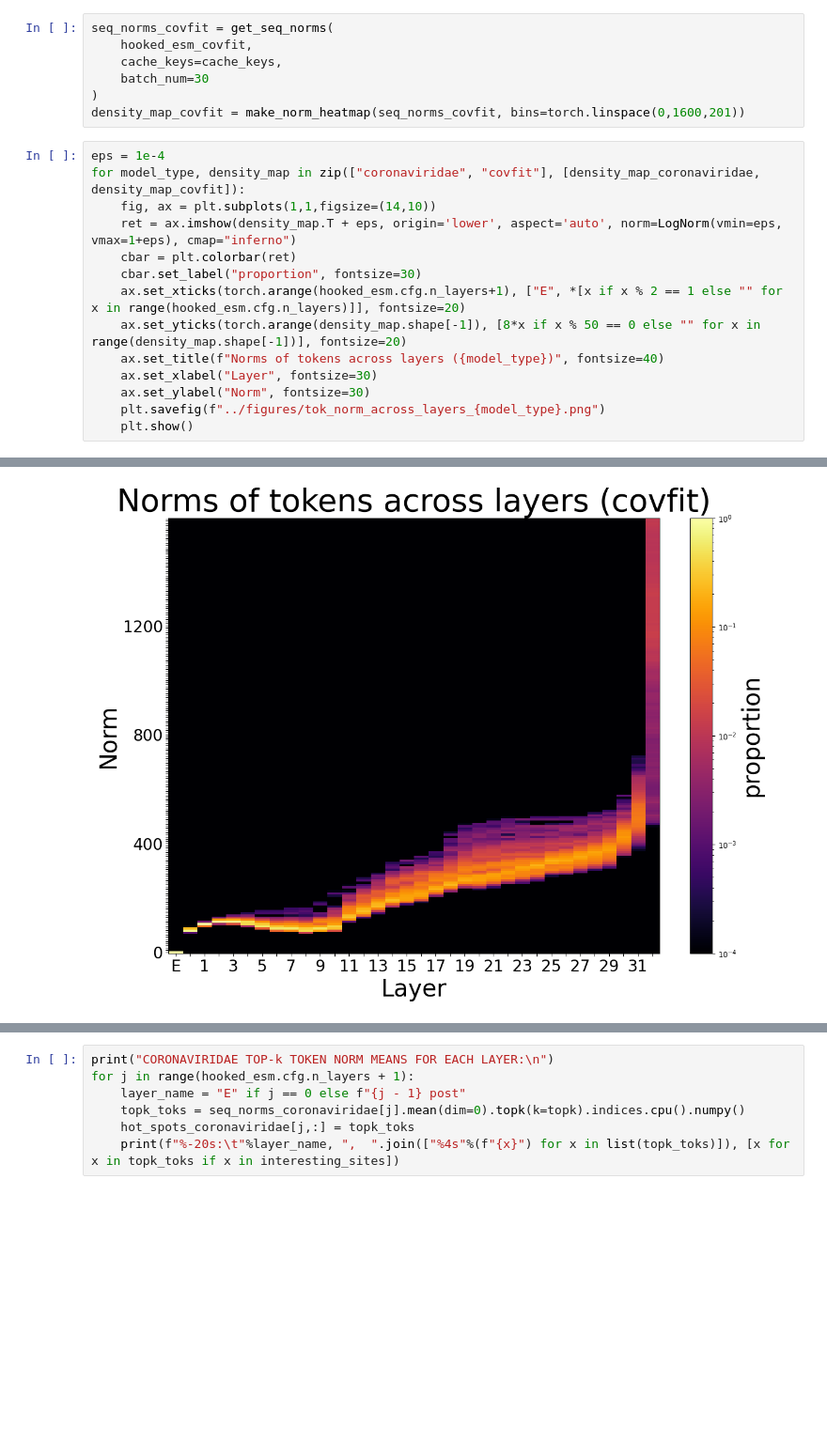
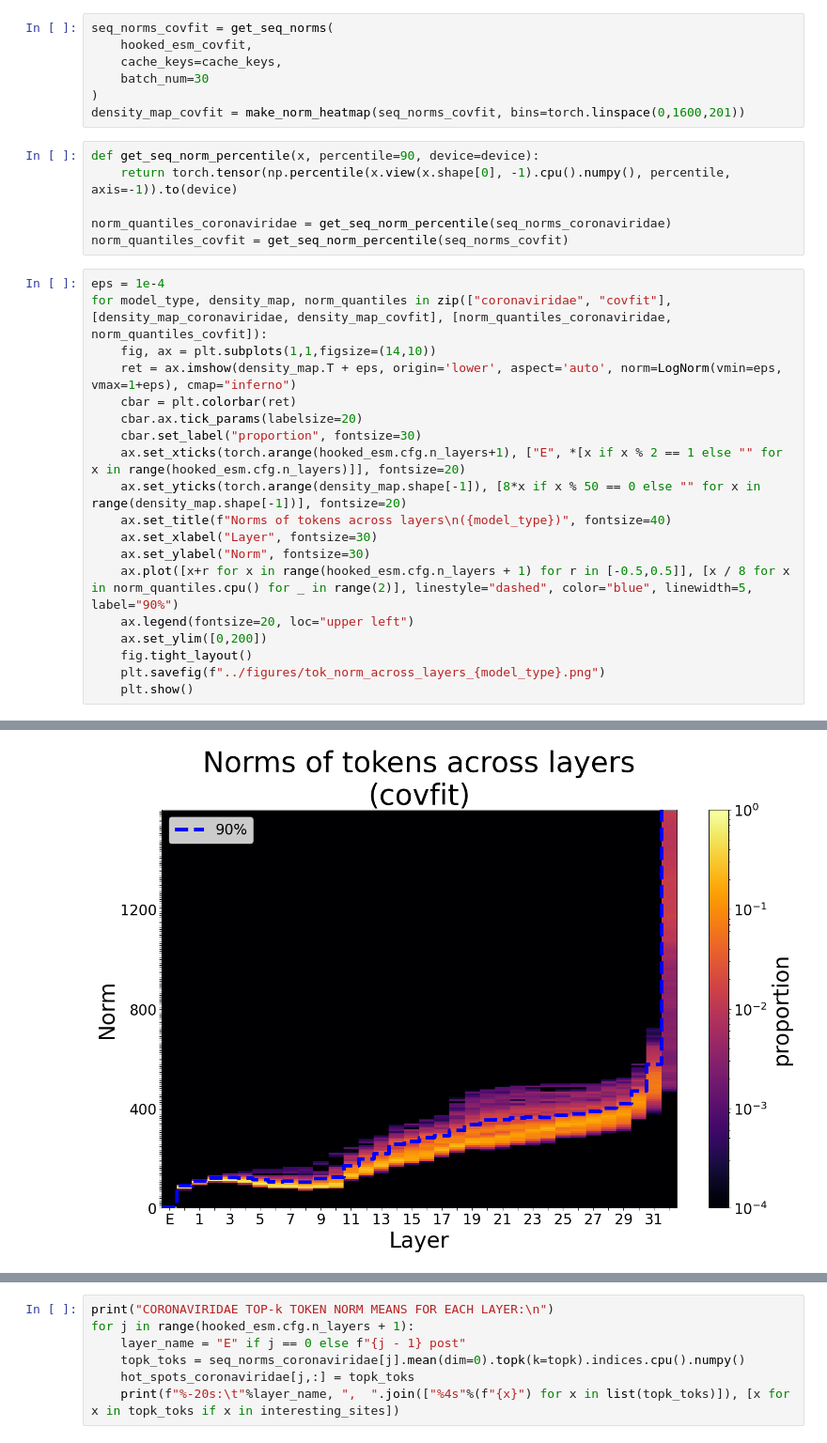
Before and after one commit to blab/mutational-embedding-vectors, a Jupyter notebook: notebooks/ex32_conserved_sites.ipynb, the cells around one changed output, grey strips where cells are left out. Shown at 94% size. Saved outputs shown, nothing was run; the diff lists cells and outputs as text; blank space fills up the shorter version.

```diff
--- a/notebooks/ex32_conserved_sites.ipynb
+++ b/notebooks/ex32_conserved_sites.ipynb
@@ -479,18 +479,29 @@ seq_norms_covfit = get_seq_norms(
     batch_num=30
 )
 density_map_covfit = make_norm_heatmap(seq_norms_covfit, bins=torch.linspace(0,1600,201))
+# %%
+def get_seq_norm_percentile(x, percentile=90, device=device):
+    return torch.tensor(np.percentile(x.view(x.shape[0], -1).cpu().numpy(), percentile, axis=-1)).to(device)
+
+norm_quantiles_coronaviridae = get_seq_norm_percentile(seq_norms_coronaviridae)
+norm_quantiles_covfit = get_seq_norm_percentile(seq_norms_covfit)
 # %%
 eps = 1e-4
-for model_type, density_map in zip(["coronaviridae", "covfit"], [density_map_coronaviridae, density_map_covfit]):
+for model_type, density_map, norm_quantiles in zip(["coronaviridae", "covfit"], [density_map_coronaviridae, density_map_covfit], [norm_quantiles_coronaviridae, norm_quantiles_covfit]):
     fig, ax = plt.subplots(1,1,figsize=(14,10))
     ret = ax.imshow(density_map.T + eps, origin='lower', aspect='auto', norm=LogNorm(vmin=eps, vmax=1+eps), cmap="inferno")
     cbar = plt.colorbar(ret)
+    cbar.ax.tick_params(labelsize=20)
     cbar.set_label("proportion", fontsize=30)
     ax.set_xticks(torch.arange(hooked_esm.cfg.n_layers+1), ["E", *[x if x % 2 == 1 else "" for x in range(hooked_esm.cfg.n_layers)]], fontsize=20)
     ax.set_yticks(torch.arange(density_map.shape[-1]), [8*x if x % 50 == 0 else "" for x in range(density_map.shape[-1])], fontsize=20)
-    ax.set_title(f"Norms of tokens across layers ({model_type})", fontsize=40)
+    ax.set_title(f"Norms of tokens across layers\n({model_type})", fontsize=40)
     ax.set_xlabel("Layer", fontsize=30)
     ax.set_ylabel("Norm", fontsize=30)
+    ax.plot([x+r for x in range(hooked_esm.cfg.n_layers + 1) for r in [-0.5,0.5]], [x / 8 for x in norm_quantiles.cpu() for _ in range(2)], linestyle="dashed", color="blue", linewidth=5, label="90%")
+    ax.legend(fontsize=20, loc="upper left")
+    ax.set_ylim([0,200])
+    fig.tight_layout()
     plt.savefig(f"../figures/tok_norm_across_layers_{model_type}.png")
     plt.show()
 # %% [output]
@@ -498 +509 @@ for model_type, density_map in zip(["coronaviridae", "covfit"], [density_map_cor
-[figure, old version]
+[figure, new version]
```
Also changed, not shown: parts of 12 cells of this notebook, 28 other files.
